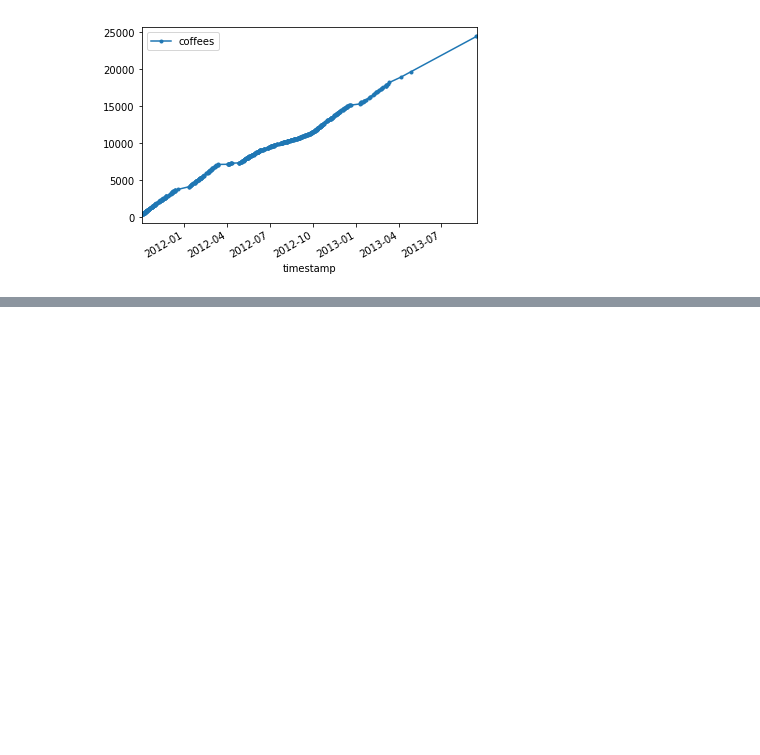
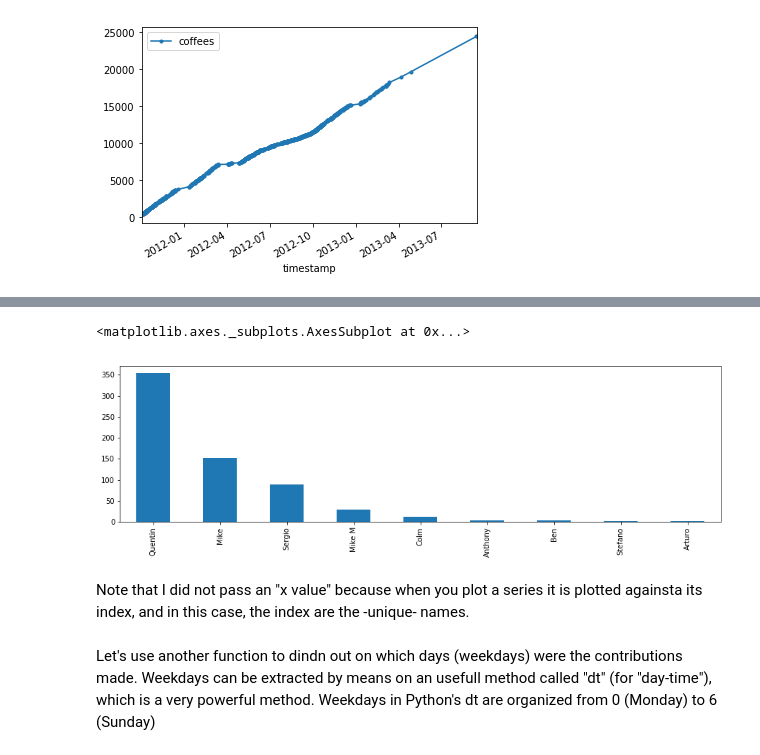
Before and after one commit to Gorchs/Pandas_Tutorial, a Jupyter notebook: Pandas Tutorial Notebook V1.0.ipynb, the cells around one changed output, grey strips where cells are left out. Saved outputs shown, nothing was run; the diff lists cells and outputs as text; code cells hidden in the pictures; blank space fills up the shorter version.

Commit message:
Another Update

```diff
--- a/Pandas Tutorial Notebook V1.0.ipynb
+++ b/Pandas Tutorial Notebook V1.0.ipynb
@@ -316,0 +423,9 @@ data.plot(x=data.timestamp,style=".-")
+# %%
+data.contributor.value_counts().plot(kind="bar",figsize=(15,4))
+# %% [output]
+<matplotlib.axes._subplots.AxesSubplot at 0x...>
+[figure, added]
+# %% [markdown]
+Note that I did  not pass an "x value" because when you plot a series it is plotted againsta its index, and in this case, the index are the -unique- names.
+# %% [markdown]
+Let's use another function to dindn out on which days (weekdays) were the contributions made. Weekdays can be extracted by means on an usefull method called "dt" (for "day-time"), which is a very powerful method. Weekdays in Python's dt are organized from 0 (Monday) to 6 (Sunday)
```
Also changed, not shown: parts of 31 cells of this notebook.
